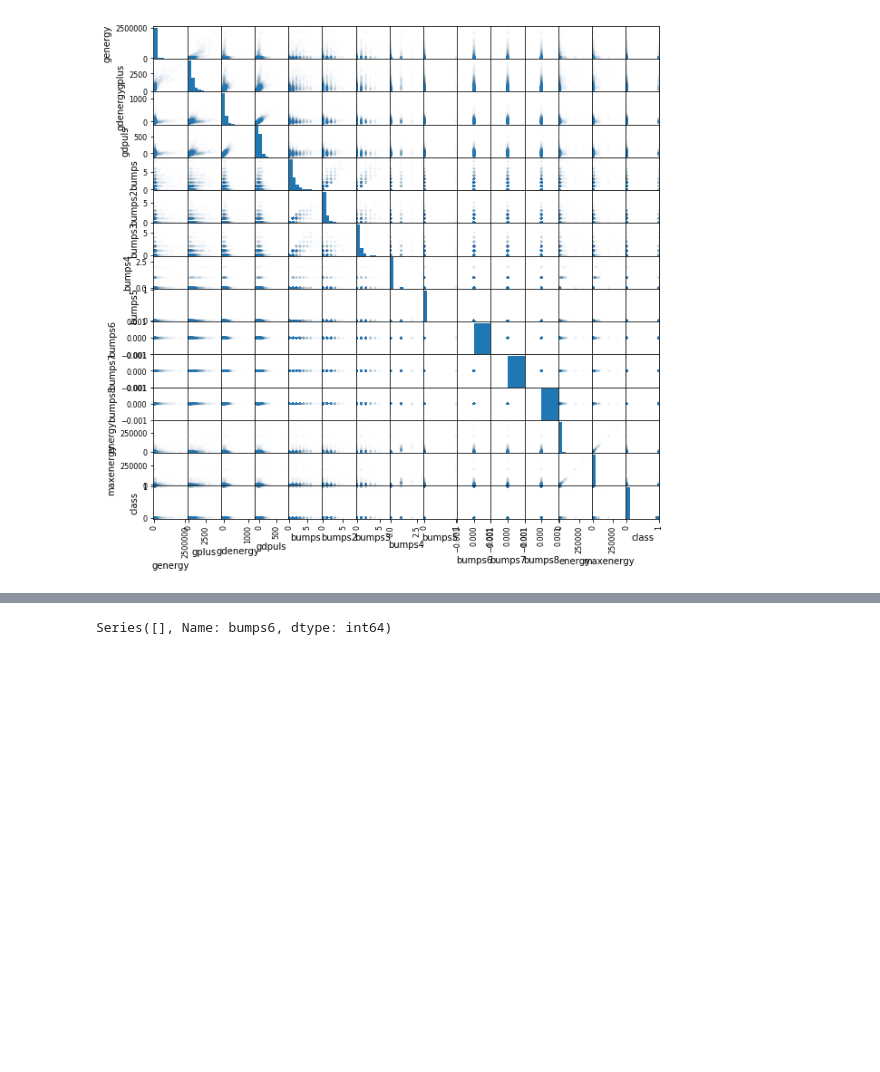
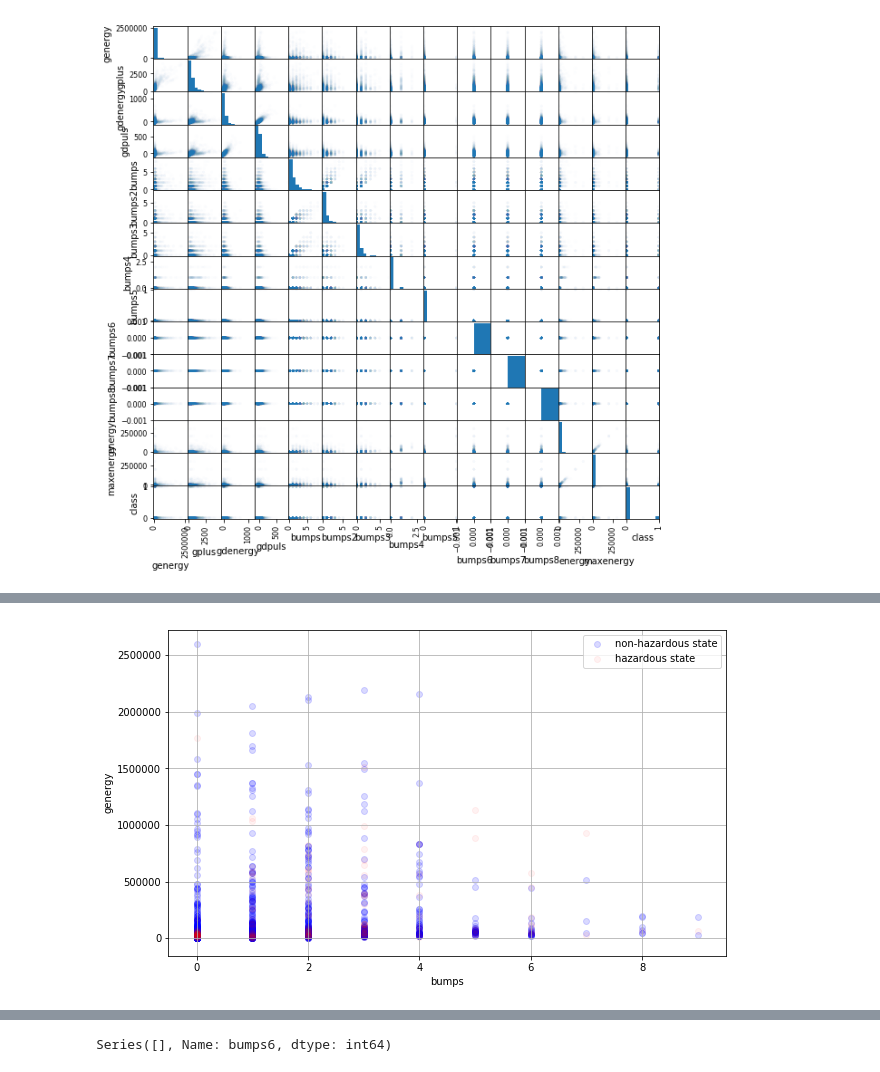
Before and after one commit to AlexanderSergeev/MachineLearning, a Jupyter notebook: LR1.ipynb, the cells around one changed output, grey strips where cells are left out. Cells and saved outputs as stored; diff of their text form; code cells hidden in the pictures; blank space fills up the shorter version.

```diff
--- a/LR1.ipynb
+++ b/LR1.ipynb
@@ -140,0 +214,21 @@ data.at[data['class'] == 1, 'class'] = '1'
+# %%
+plt.figure(figsize = (10, 6))
+
+plt.scatter(data[data['class'] == 'non-hazardous state']['bumps'],
+            data[data['class'] == 'non-hazardous state']['genergy'],
+            alpha = 0.15,
+            label = 'non-hazardous state',
+            color = 'b')
+
+plt.scatter(data[data['class'] == 'hazardous state']['bumps'],
+            data[data['class'] == 'hazardous state']['genergy'],
+            alpha = 0.05,
+            label = 'hazardous state',
+            color = 'r')
+
+plt.xlabel('bumps')
+plt.ylabel('genergy')
+plt.legend()
+plt.grid()
+# %% [output]
+[figure, added]
```
Also changed, not shown: parts of 48 cells of this notebook.
